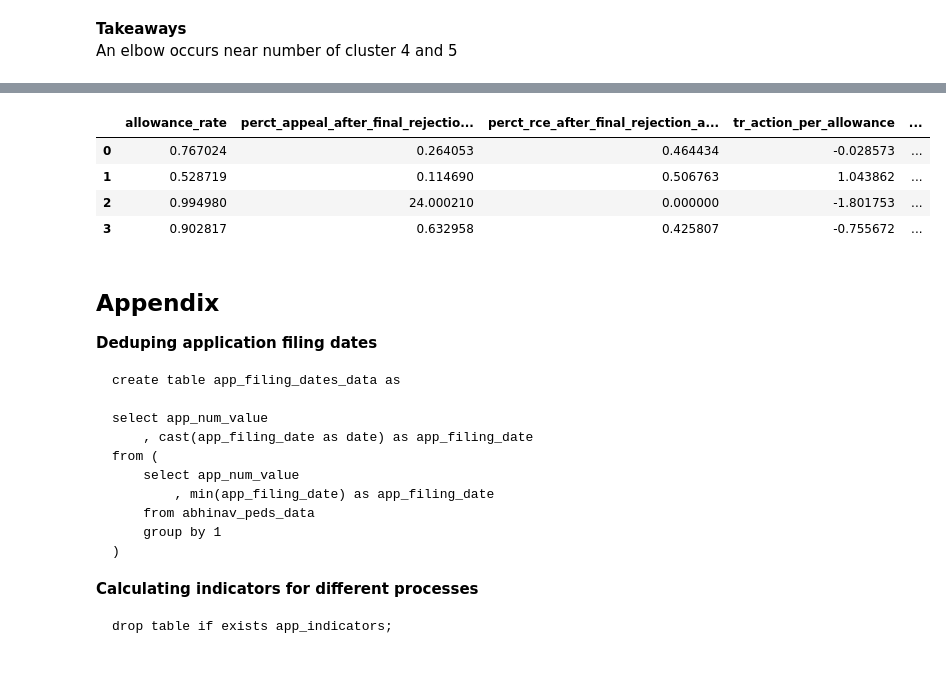
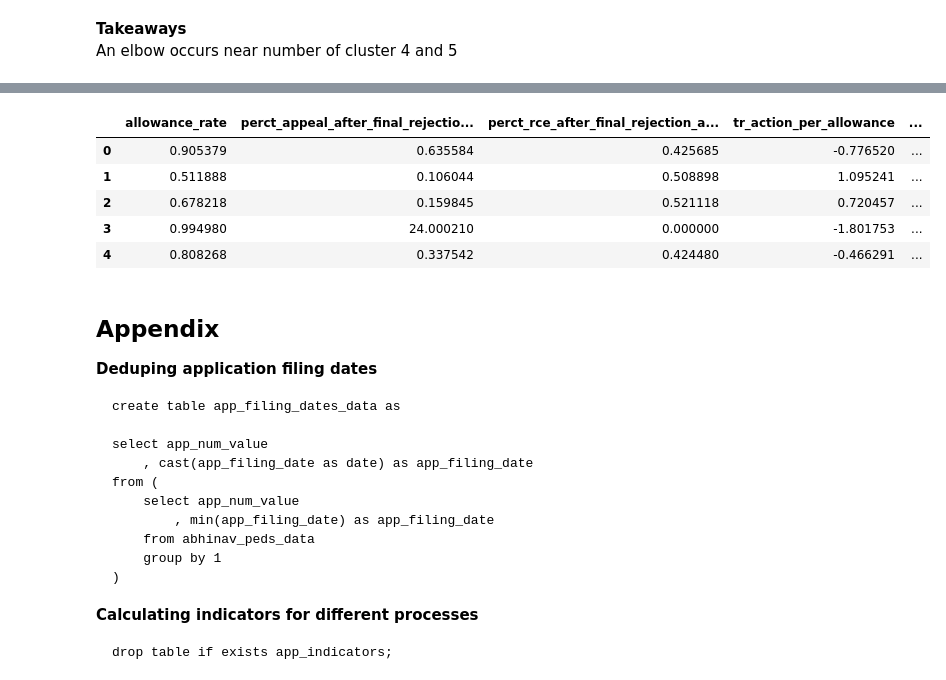
Before and after one commit to shresthabhi/IIT_VT_capstone_project, a Jupyter notebook: code/1)Capstone_Examiner_Level.ipynb, the cells around one changed output, grey strips where cells are left out. Cells and saved outputs as stored; diff of their text form; code cells hidden in the pictures.

```diff
--- a/code/1)Capstone_Examiner_Level.ipynb
+++ b/code/1)Capstone_Examiner_Level.ipynb
@@ -407,3 +409,13 @@ plt.plot([*range(1,n_cluster+1)], intertias, marker = 'o', markerfacecolor = "re
 # %% [markdown]
 **Takeaways**<br>
 An elbow occurs near number of cluster 4 and 5
+# %%
+model = KMeans(n_clusters = 3)
+model.fit(train_data)
+
+centres = model.cluster_centers_
+
+results = pd.DataFrame(centres, columns = train_data.columns)
+
+
+results
@@ -417,11 +443,20 @@ results = pd.DataFrame(centres, columns = train_data.columns)
-# %%
-results.head()
-# %% [output]
-|  | allowance_rate | perct_appeal_after_final_rejectio... | perct_rce_after_final_rejection_a... | tr_action_per_allowance | ... |
-| 0 | 0.767024 | 0.264053 | 0.464434 | -0.028573 | ... |
-| 1 | 0.528719 | 0.114690 | 0.506763 | 1.043862 | ... |
-| 2 | 0.994980 | 24.000210 | 0.000000 | -1.801753 | ... |
-| 3 | 0.902817 | 0.632958 | 0.425807 | -0.755672 | ... |
+# %%
+model = KMeans(n_clusters = 5)
+model.fit(train_data)
+
+centres = model.cluster_centers_
+
+results = pd.DataFrame(centres, columns = train_data.columns)
+
+
+results
+# %% [output]
+|  | allowance_rate | perct_appeal_after_final_rejectio... | perct_rce_after_final_rejection_a... | tr_action_per_allowance | ... |
+| 0 | 0.905379 | 0.635584 | 0.425685 | -0.776520 | ... |
+| 1 | 0.511888 | 0.106044 | 0.508898 | 1.095241 | ... |
+| 2 | 0.678218 | 0.159845 | 0.521118 | 0.720457 | ... |
+| 3 | 0.994980 | 24.000210 | 0.000000 | -1.801753 | ... |
+| 4 | 0.808268 | 0.337542 | 0.424480 | -0.466291 | ... |
 # %% [markdown]
 ## Appendix
 
```
Also changed, not shown: parts of 4 cells of this notebook.
